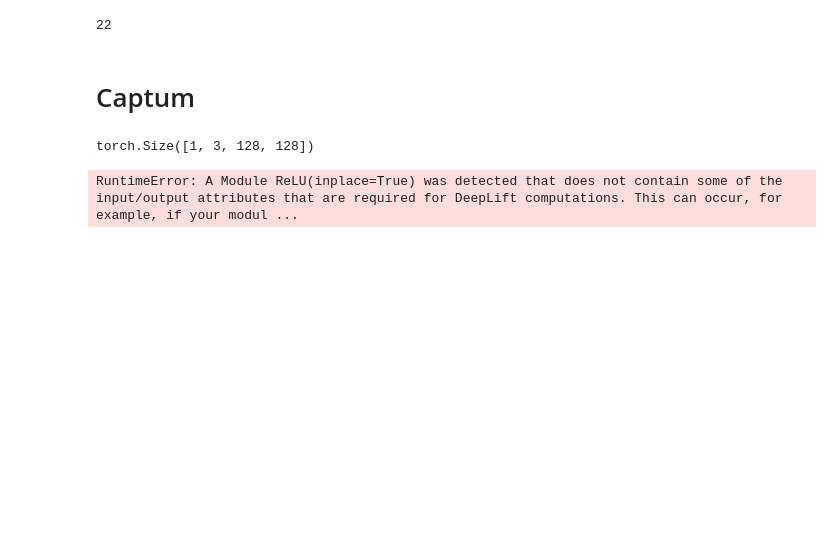
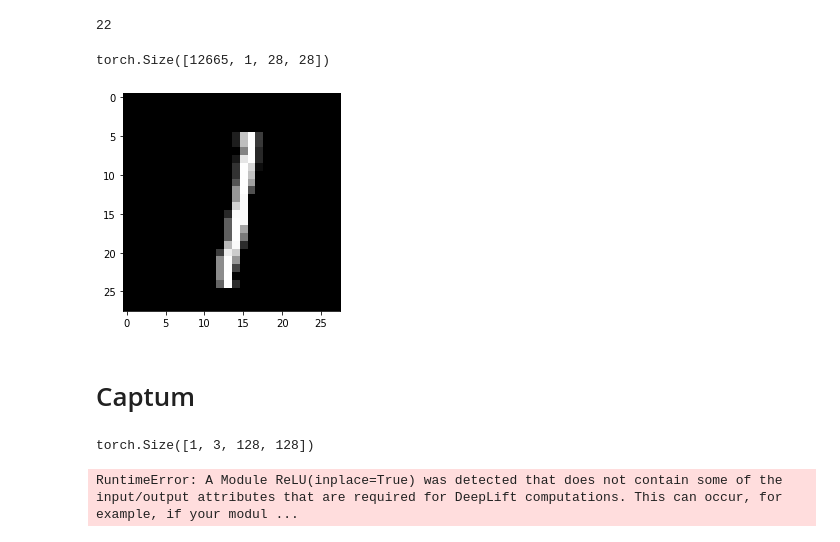
Before and after one commit to Thire399/DC-MasterThesis-2023, a Jupyter notebook: AccuracycheckerTool.ipynb, the cells around one changed output. Saved outputs shown, nothing was run; the diff lists cells and outputs as text; code cells hidden in the pictures; blank space fills up the shorter version.

```diff
--- a/AccuracycheckerTool.ipynb
+++ b/AccuracycheckerTool.ipynb
@@ -22,6 +23,40 @@ def get_epochs(file, path):
 get_epochs(f'model128x128FullResNet20230416-155009', 'Alzheimer_MRI')
 # %% [output]
 22
+# %%
+import torch
+from torchvision import datasets, transforms
+
+# Set the path where the MNIST data will be stored
+data_path = "./mnist_data"
+
+# Define the transformation to apply to the data
+transform = transforms.Compose([
+    transforms.ToTensor(),  # Convert the image to a tensor
+    transforms.Normalize((0.5,), (0.5,))  # Normalize the image data
+])
+
+# Download and load the MNIST training set
+train_dataset = datasets.MNIST(root=data_path, train=True, download=True, transform=transform)
+
+# Filter the training dataset to include only class 0 and 1
+train_dataset_filtered = torch.utils.data.Subset(train_dataset, [i for i, (_, label) in enumerate(train_dataset) if label == 0 or label == 1])
+train_data = torch.stack([data for data, label in train_dataset_filtered])
+train_labels = torch.tensor([label for _, label in train_dataset_filtered])
+sorted_indices = torch.argsort(train_labels)
+train_data = train_data[sorted_indices]
+train_labels = train_labels[sorted_indices]
+# %% [output]
+torch.Size([12665, 1, 28, 28])
+# %%
+sorted_indices = torch.argsort(train_labels)
+train_data = train_data[sorted_indices]
+train_labels = train_labels[sorted_indices]
+# %%
+plt.imshow(train_data[7000][0], cmap = 'gray')
+plt.show()
+# %% [output]
+[figure, added]
 # %% [markdown]
 # Captum
 # %%
```
Also changed, not shown: parts of 3 cells of this notebook, 4 other files.
